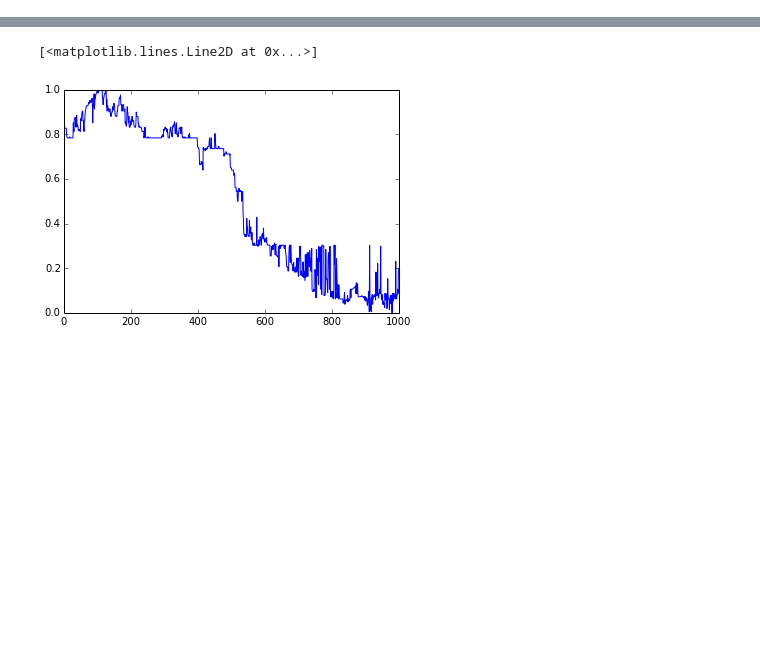
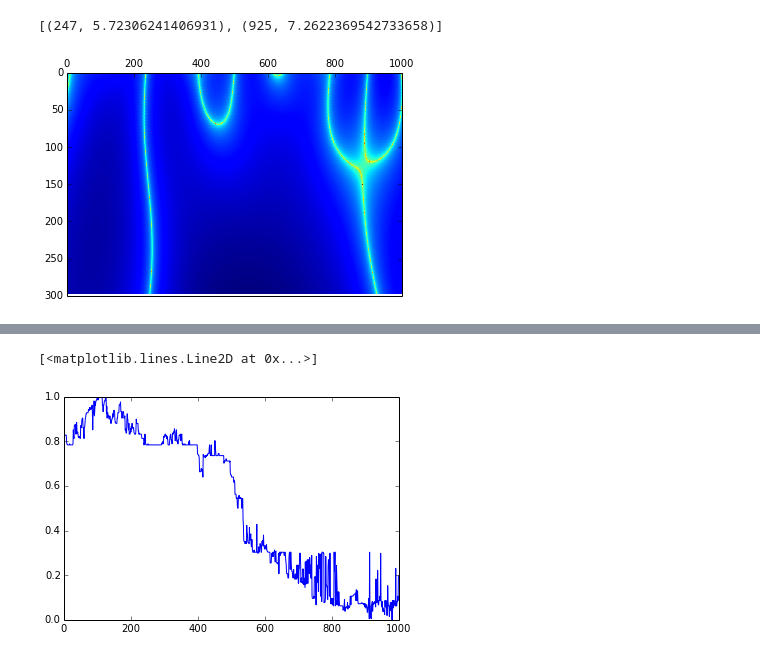
Before and after one commit to buckie/wtmm-python, a Jupyter notebook: notebooks/scipy approach.ipynb, the cells around one changed output, grey strips where cells are left out. Saved outputs shown, nothing was run; the diff lists cells and outputs as text; code cells hidden in the pictures; blank space fills up the shorter version.

```diff
--- a/notebooks/scipy approach.ipynb
+++ b/notebooks/scipy approach.ipynb
@@ -70,0 +67,12 @@ plt.show()
+# %%
+w_cofs = w_coefs_bwn_la[100:]
+maxs = signal.argrelmax(w_cofs[-1], order=2)[0]
+print(zip(maxs, w_cofs[-1][maxs]))
+plt.pcolor(w_cofs)
+ax = plt.gca()
+ax.set_ylim(ax.get_ylim()[::-1])
+ax.xaxis.tick_top()
+plt.show()
+# %% [output]
+[(247, 5.72306241406931), (925, 7.2622369542733658)]
+[figure, added]
```
Also changed, not shown: parts of 24 cells of this notebook, 2 other files.
